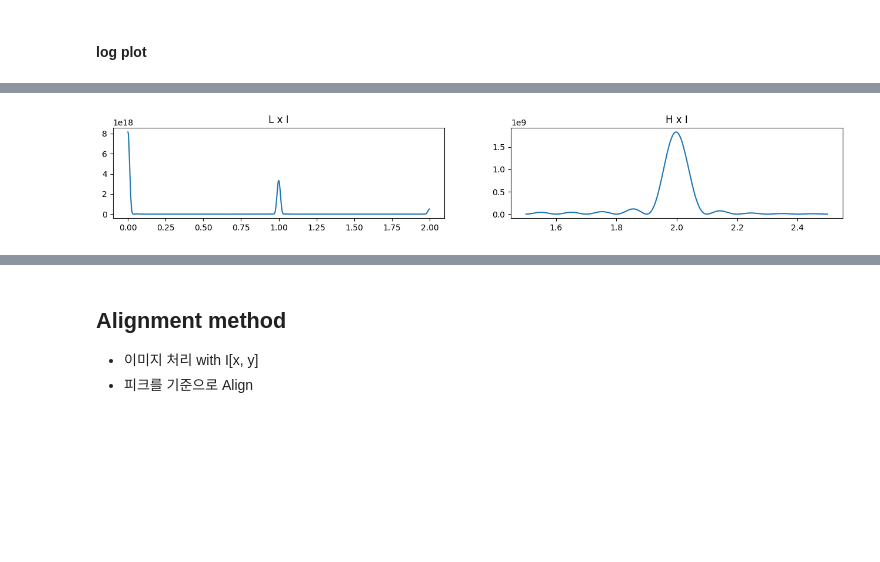
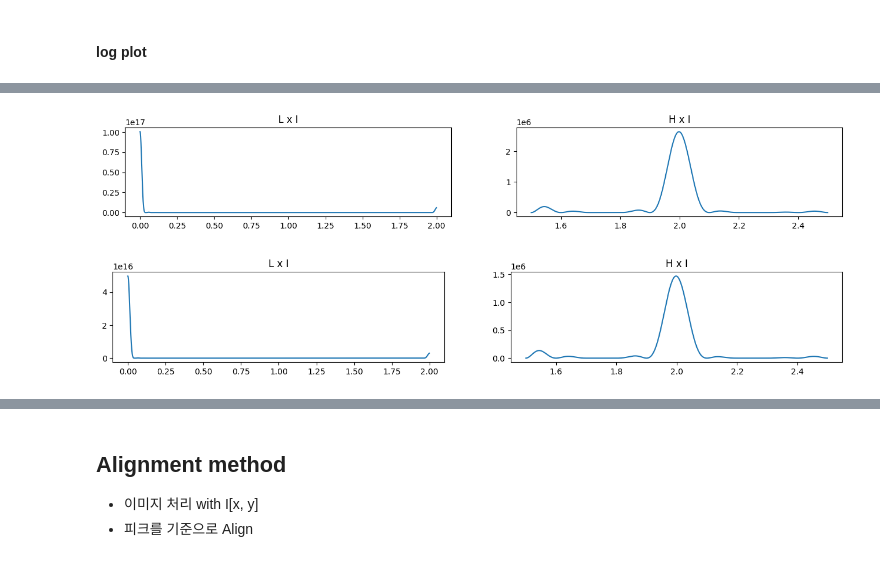
Before and after one commit to SeongSihun/XRD-Analysis, a Jupyter notebook: CTR_Analysis.ipynb, the cells around one changed output, grey strips where cells are left out. Cells and saved outputs as stored; diff of their text form; code cells hidden in the pictures; blank space fills up the shorter version.

```diff
--- a/CTR_Analysis.ipynb
+++ b/CTR_Analysis.ipynb
@@ -486,22 +486,23 @@ class Sample():
 # %% [markdown]
 #### atomic form factor
 # %%
-def aff(Z, hkl):
-    if (G:=norm(hkl)) != 0:
+def aff(Z, hkl, bulk):
+    if (G:=norm(hkl / bulk.abc * norm(bulk.abc))) != 0:
         return Z / (G**2)
     else:
         return 0
 # %% [markdown]
 #### Structure factor
 # %%
-def Fc(hkl, STO):
+def Fc(hkl, STO, bulk):
   _STO = STO.structure
   (Nx, Ny, Nz) = len(_STO[:,0,0]),len(_STO[0,:,0]),len(_STO[0,0,:])
   fc = 0
   for (ii,jj,kk) in cuberange(Nx,Ny,Nz):
     if _STO[ii,jj,kk]==0 : continue
-    rj = STO.abc * np.array([ii,jj,kk])/np.array([Nx-1, Ny-1, Nz-1])#-np.array([0.5,0.5,0.5])
-    fc += aff(_STO[ii,jj,kk], hkl) * np.exp(2j * pi * hkl @ rj)
+    # rj는 bulk의 abc 프레임 기준.. bulk.abc의 몇배인지.
+    rj = np.array([ii,jj,kk])/np.array([Nx-1, Ny-1, Nz-1]) * STO.abc / bulk.abc
+    fc += aff(_STO[ii,jj,kk], hkl, bulk) * np.exp(2j * pi * hkl @ rj)
   return fc #np.real(fc)
 # %% [markdown]
 #### Scattering Factor
@@ -533,9 +534,9 @@ def SH(N1, N2, H):
   else:
     return exp(ix * N1) * (1 - exp(ix * N2)) / (1-exp(ix))
 
-def E(hkl, sample):
+def E(hkl, sample, bulk):
   N1, N2 = sample.loc
-  Fctr   = Fc(hkl, sample)
+  Fctr   = Fc(hkl, sample, bulk)
   SS     = 1
   for ii in range(3):
     if (sample.nhkl / norm(sample.nhkl))[ii] == 1:
@@ -545,7 +546,7 @@ def E(hkl, sample):
   return Fctr * SS
 
 def I(hkl, samples):
-  return norm(sum([E(hkl, sample) for sample in samples])) ** 2
+  return norm(sum([E(hkl, sample, samples[0]) for sample in samples])) ** 2
 # %%
 # def Sz(Nz, L):
 #   # sum n is from -1 to -Nz of {exp(ixn)}  # ix = 2j * pi * L
@@ -767,4 +775,6 @@ plt.show()
 # %%
 LHPlot(hkl = np.array([2, 0, 1]), samples = [STO, NNO, NGO])
+LHPlot(hkl = np.array([2, 0, 1]), samples = [STO, NNO])
 # %% [output]
-[figure, old version]
+[figure, new version]
+[figure, added]
```
Also changed, not shown: parts of 7 cells of this notebook.
